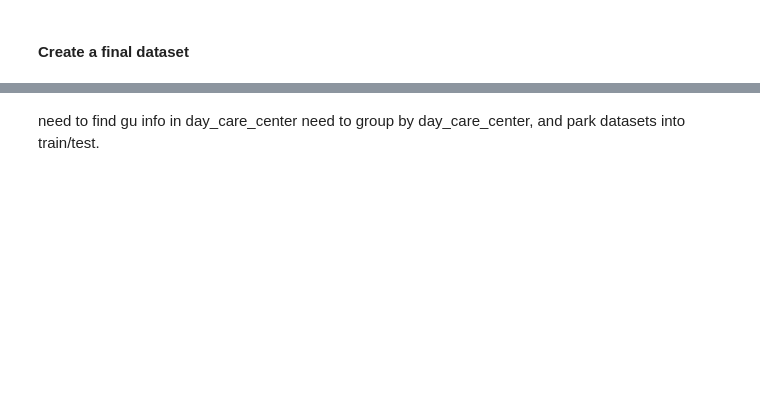
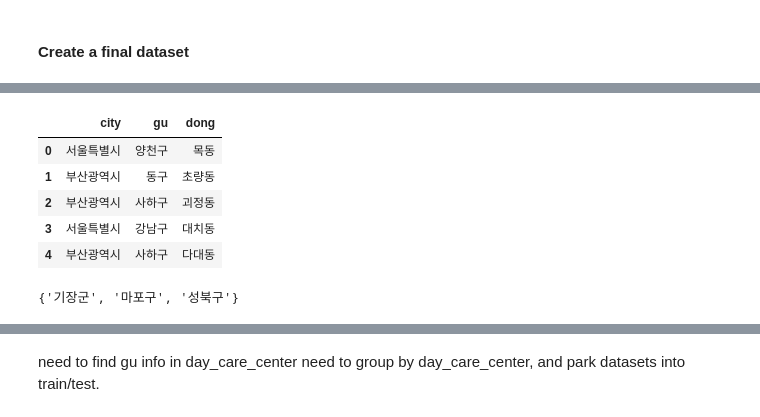
Before and after one commit to eastman-kim/Predict_Apartment_Makret_Price, a Jupyter notebook: Apt Real Price Prediction.ipynb, the cells around one changed output, grey strips where cells are left out. Saved outputs shown, nothing was run; the diff lists cells and outputs as text; code cells hidden in the pictures; blank space fills up the shorter version.

```diff
--- a/Apt Real Price Prediction.ipynb
+++ b/Apt Real Price Prediction.ipynb
@@ -679,0 +647,5 @@ gudong_dong = list(set(gudong.dong))
+# %%
+# remove 신사동 from 서초구, 강남구
+gudong = gudong.drop(gudong.loc[(gudong.gu=='강남구') & (gudong.dong=='신사동')].index, axis=0)
+gudong = gudong.drop(gudong.loc[(gudong.gu=='서초구') & (gudong.dong=='신사동')].index, axis=0)
+gudong[gudong.dong.str.contains('신사')].head()
@@ -680,7 +655,7 @@ gudong_dong = list(set(gudong.dong))
 # %%
-# train
-for dong in gudong_dong:
-    print(dong)
-    train.loc[train['dong'].str.contains(dong[:2]), 'gu'] = list(set(gudong[gudong['dong'].str.contains(dong[:2])]['gu']))[0]
-print('end')
+# test
+for city, gu, dong in gudong.values:
+    print(city,dong)
+    test.loc[(test['city'] == city) & (test['dong'].str.startswith(dong[:2])), 'gu'] = list(set(gudong.loc[(gudong['city'] == city) & (gudong['dong'].str.startswith(dong[:2]))]['gu']))[0]
+print("END")
 # %% [output]
@@ -704,6 +678,0 @@ end
-# %%
-# test
-for dong in gudong_dong:
-    print(dong)
-    test.loc[test['dong'].str.contains(dong[:2]), 'gu'] = list(set(gudong[gudong['dong'].str.contains(dong[:2])]['gu']))[0]
-print('end')
@@ -728,6 +678,0 @@ end
-# %%
-train = train.merge(park_df, 'left', on=['city','gu'])
-train = train.merge(day_care_df, 'left', on=['city','gu'])
-
-test = test.merge(park_df, 'left', on=['city','gu'])
-test = test.merge(day_care_df, 'left', on=['city','gu'])
@@ -733,0 +694,10 @@ test = test.merge(day_care_df, 'left', on=['city','gu'])
+# %%
+tmp = test[['city','gu','dong']]
+tmp.head()
+# %% [output]
+|  | city | gu | dong |
+| 0 | 서울특별시 | 양천구 | 목동 |
+| 1 | 부산광역시 | 동구 | 초량동 |
+| 2 | 부산광역시 | 사하구 | 괴정동 |
+| 3 | 서울특별시 | 강남구 | 대치동 |
+| 4 | 부산광역시 | 사하구 | 다대동 |
@@ -733,0 +707,5 @@ test = test.merge(day_care_df, 'left', on=['city','gu'])
+# %%
+# missing values because there are 3 missing gu info on park dataset
+set(test_park['gu']) - set(park_df.gu)
+# %% [output]
+{'기장군', '마포구', '성북구'}
```
Also changed, not shown: parts of 38 cells of this notebook.
